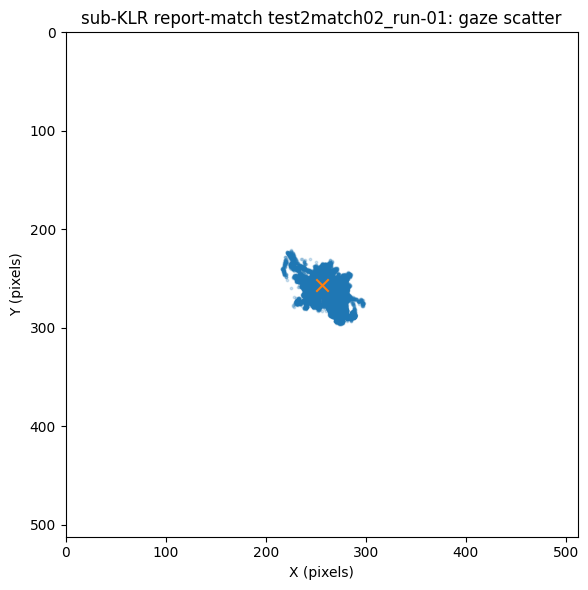
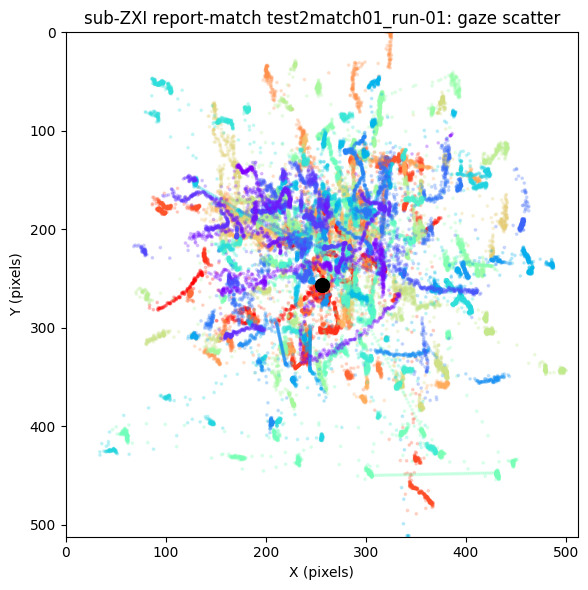
The notebook cell's code change between the first figure and the second:
--- before
+++ after
@@ -1,2 +1,37 @@
+from eyetracking_helper import _resolve_movie_key
+import numpy as np
+import pandas as pd
+
+def plot_scatter_xy(
+	eyetracking_data: dict[str, pd.DataFrame],
+	subject: str,
+	condition: str,
+	test_movie_key: str | None = None,
+	skip_samples: int = 2500,
+	alpha: float = 0.2,
+	s: float = 3,
+) -> None:
+	"""Plot gaze scatter in movie pixel space for one movie."""
+	movie_key = _resolve_movie_key(eyetracking_data, test_movie_key)
+	df = eyetracking_data[movie_key]
+
+	start = min(max(skip_samples, 0), len(df))
+	plot_df = df.iloc[start:]
+
+	plt.figure(figsize=(6, 6))
+	# make rainbow_r colormap for scatter points, with alpha based on order in timeseries
+	c = np.linspace(0, 1, len(plot_df))
+	colors = plt.cm.rainbow_r(c)
+	plt.scatter(plot_df["x"], plot_df["y"], alpha=alpha, s=s, color=colors)
+	plt.scatter([256], [256], marker="o", s=100, color='black')
+	plt.xlim(0, 512)
+	plt.ylim(512, 0)
+	plt.xlabel("X (pixels)")
+	plt.ylabel("Y (pixels)")
+	plt.title(f"sub-{subject} report-{condition} {movie_key}: gaze scatter")
+	plt.tight_layout()
+	plt.show()
+
+
 # let's visualize ON the visual stimulus
 plot_scatter_xy(eyetracking_data, subject, condition)

Commit: adding everything